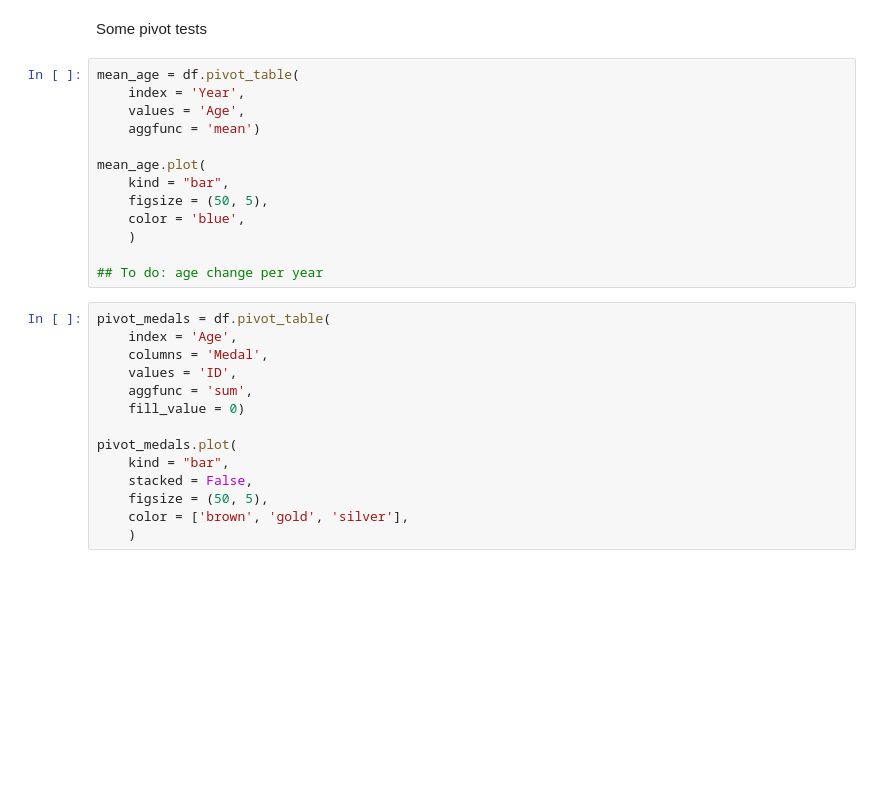
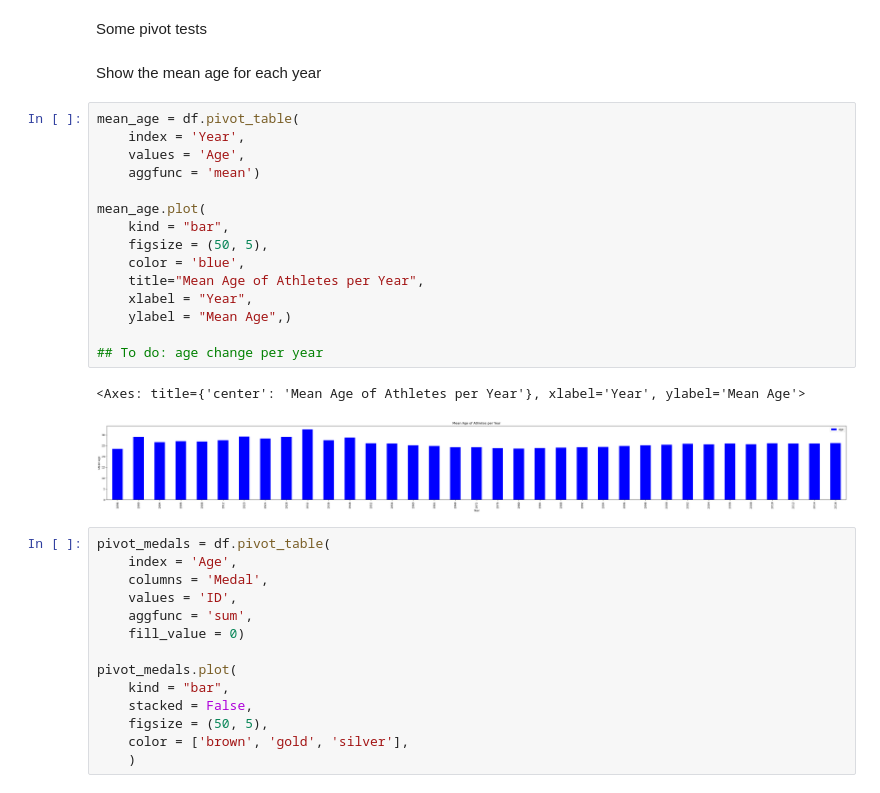
Before and after one commit to njuliann/athlete_events, a Jupyter notebook: athletes.ipynb, the cells around one changed output. Drawn from its saved outputs; the diff is of its cells as text; blank space fills up the shorter version.

```diff
--- a/athletes.ipynb
+++ b/athletes.ipynb
@@ -108,19 +108,26 @@ plt.show()
 [figure]
 # %% [markdown]
 Some pivot tests
+# %% [markdown]
+Show the mean age for each year
 # %%
 mean_age = df.pivot_table(
     index = 'Year',
     values = 'Age',
     aggfunc = 'mean')
 
 mean_age.plot(
     kind = "bar",
     figsize = (50, 5),
     color = 'blue',
-    )
+    title="Mean Age of Athletes per Year",
+    xlabel = "Year",
+    ylabel = "Mean Age",)
 
 ## To do: age change per year
+# %% [output]
+<Axes: title={'center': 'Mean Age of Athletes per Year'}, xlabel='Year', ylabel='Mean Age'>
+[figure, added]
 # %%
 pivot_medals = df.pivot_table(
     index = 'Age',
```
Also changed, not shown: parts of 1 cell of this notebook.
